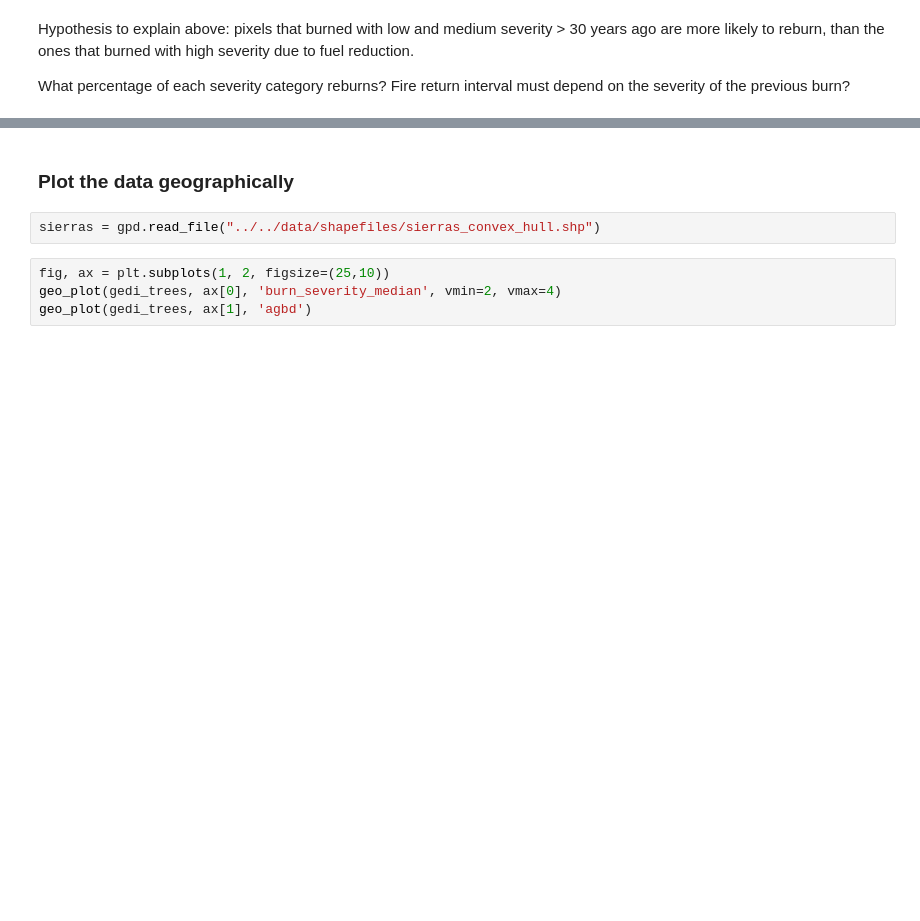
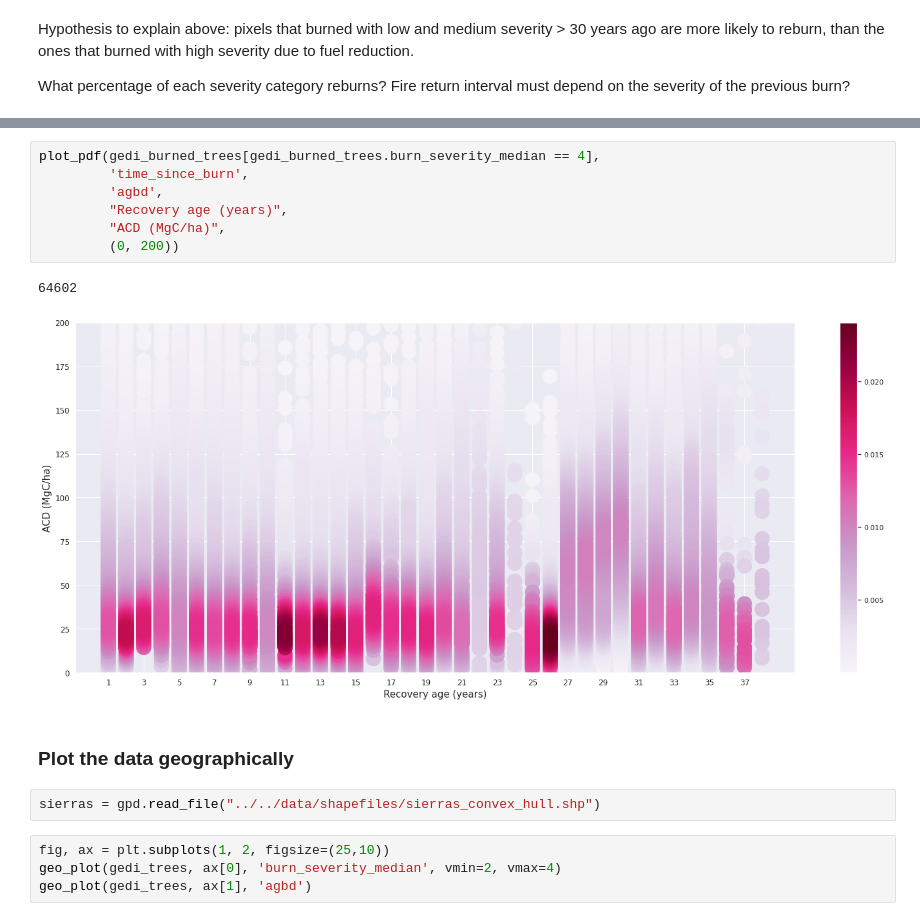
Before and after one commit to mahuna13/fire-regen, a Jupyter notebook: notebooks/exploratory/RegenAnalysis.ipynb, the cells around one changed output, grey strips where cells are left out. Saved outputs shown, nothing was run; the diff lists cells and outputs as text; blank space fills up the shorter version.

```diff
--- a/notebooks/exploratory/RegenAnalysis.ipynb
+++ b/notebooks/exploratory/RegenAnalysis.ipynb
@@ -239,3 +298,13 @@ What percentage of each severity category reburns? Fire return interval must dep
+# %%
+plot_pdf(gedi_burned_trees[gedi_burned_trees.burn_severity_median == 4],
+         'time_since_burn',
+         'agbd',
+         "Recovery age (years)",
+         "ACD (MgC/ha)",
+         (0, 200))
+# %% [output]
+64602
+[figure, added]
 # %% [markdown]
 ### Plot the data geographically
 # %%
```
Also changed, not shown: parts of 7 cells of this notebook.
